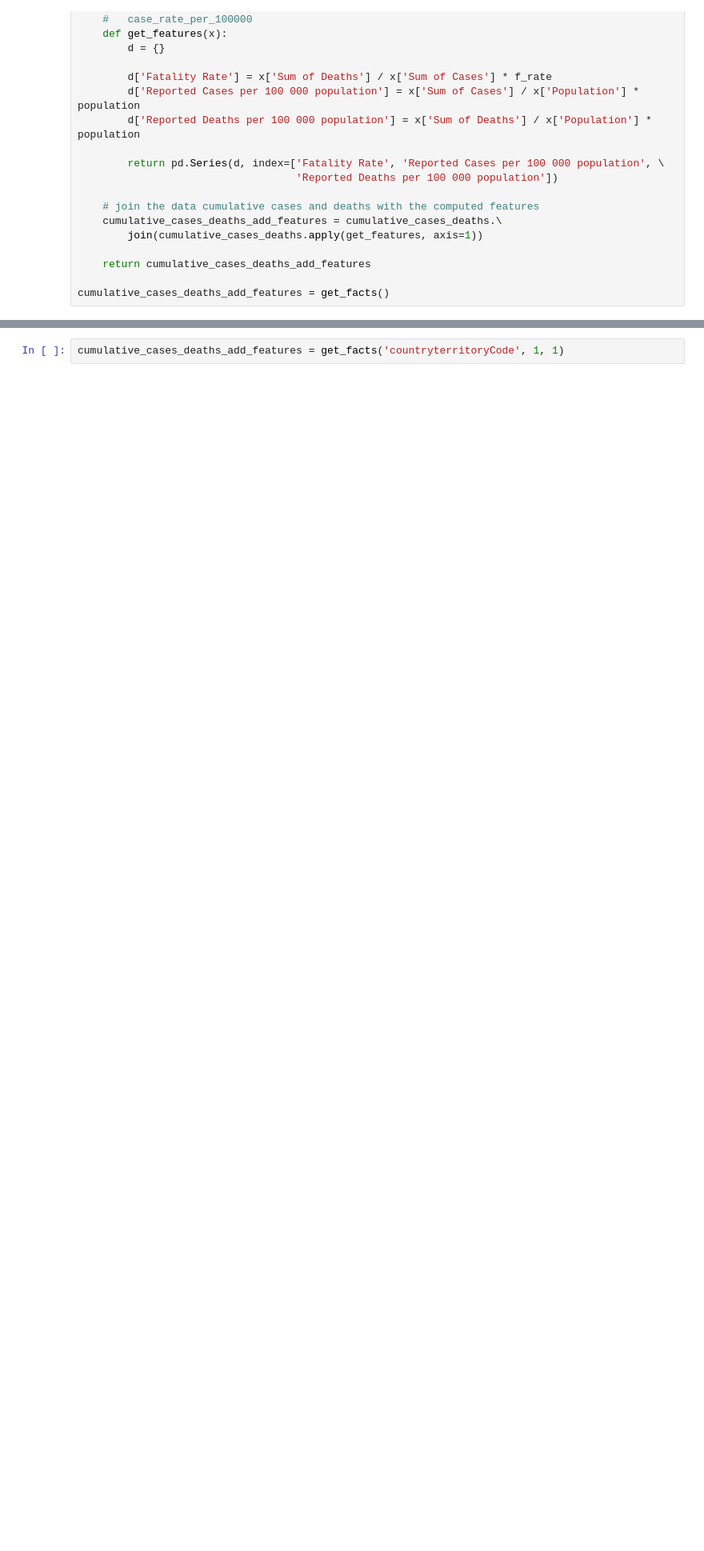
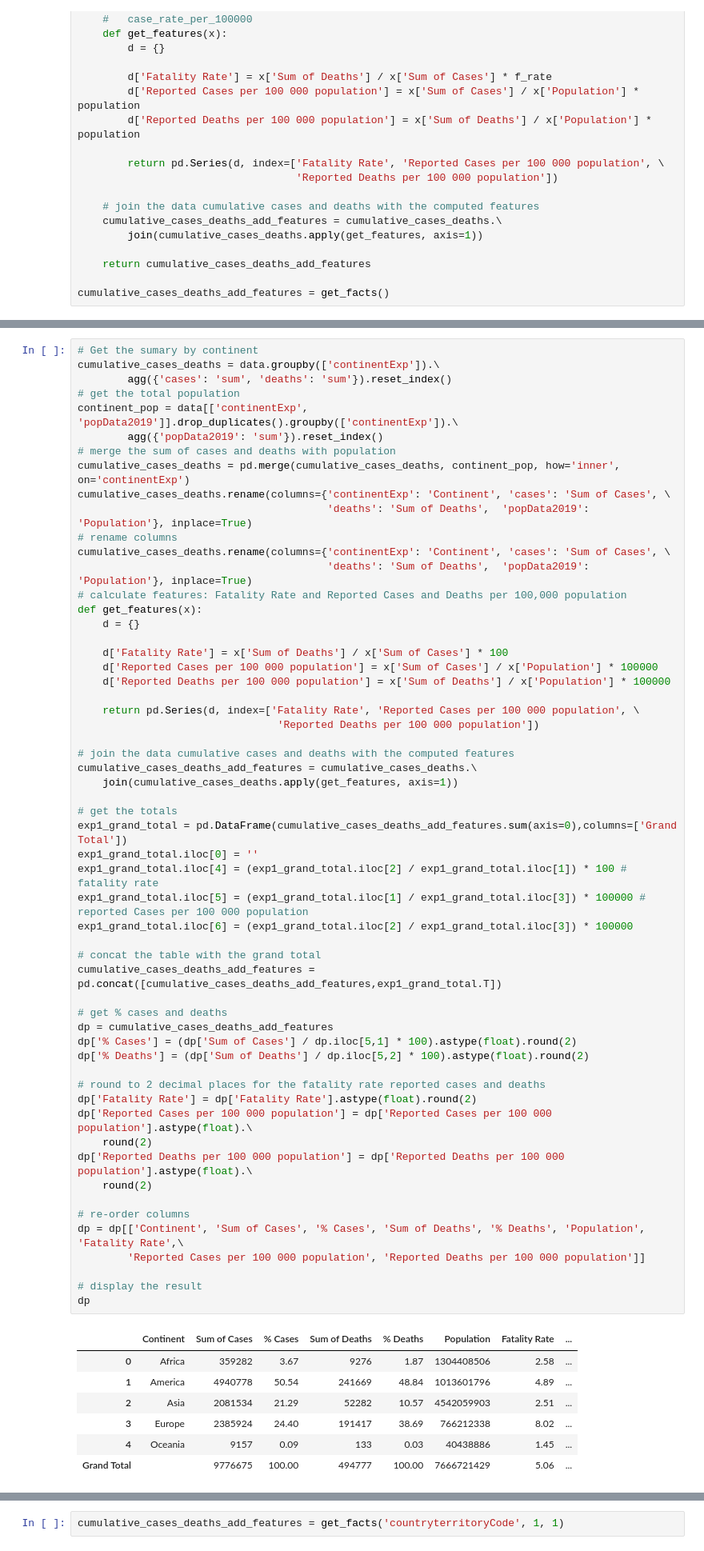
Before and after one commit to chrisfesta/NWU_MSDS422, a Jupyter notebook: Assignments/Assignment 1/Festa_Assignment_1.ipynb, the cells around one changed output, grey strips where cells are left out. Shown at 80% size. Drawn from its saved outputs; the diff is of its cells as text; blank space fills up the shorter version.

```diff
--- a/Assignments/Assignment 1/Festa_Assignment_1.ipynb
+++ b/Assignments/Assignment 1/Festa_Assignment_1.ipynb
@@ -273 +317,66 @@ As of 24 Jun 2020, 49,537 deaths have been reported in Asia: India (14476), Iran
 ... (8 outputs left out)
+# %%
+# Get the sumary by continent
+cumulative_cases_deaths = data.groupby(['continentExp']).\
+        agg({'cases': 'sum', 'deaths': 'sum'}).reset_index()
+# get the total population
+continent_pop = data[['continentExp', 'popData2019']].drop_duplicates().groupby(['continentExp']).\
+        agg({'popData2019': 'sum'}).reset_index()
+# merge the sum of cases and deaths with population
+cumulative_cases_deaths = pd.merge(cumulative_cases_deaths, continent_pop, how='inner', on='continentExp')
+cumulative_cases_deaths.rename(columns={'continentExp': 'Continent', 'cases': 'Sum of Cases', \
+                                        'deaths': 'Sum of Deaths',  'popData2019': 'Population'}, inplace=True)
+# rename columns
+cumulative_cases_deaths.rename(columns={'continentExp': 'Continent', 'cases': 'Sum of Cases', \
+                                        'deaths': 'Sum of Deaths',  'popData2019': 'Population'}, inplace=True)
+# calculate features: Fatality Rate and Reported Cases and Deaths per 100,000 population
+def get_features(x):
+    d = {}
+
+    d['Fatality Rate'] = x['Sum of Deaths'] / x['Sum of Cases'] * 100
+    d['Reported Cases per 100 000 population'] = x['Sum of Cases'] / x['Population'] * 100000
+    d['Reported Deaths per 100 000 population'] = x['Sum of Deaths'] / x['Population'] * 100000
+
+    return pd.Series(d, index=['Fatality Rate', 'Reported Cases per 100 000 population', \
+                                'Reported Deaths per 100 000 population'])
+
+# join the data cumulative cases and deaths with the computed features
+cumulative_cases_deaths_add_features = cumulative_cases_deaths.\
+    join(cumulative_cases_deaths.apply(get_features, axis=1))
+
+# get the totals
+exp1_grand_total = pd.DataFrame(cumulative_cases_deaths_add_features.sum(axis=0),columns=['Grand Total'])
+exp1_grand_total.iloc[0] = ''
+exp1_grand_total.iloc[4] = (exp1_grand_total.iloc[2] / exp1_grand_total.iloc[1]) * 100 # fatality rate
+exp1_grand_total.iloc[5] = (exp1_grand_total.iloc[1] / exp1_grand_total.iloc[3]) * 100000 # reported Cases per 100 000 population
+exp1_grand_total.iloc[6] = (exp1_grand_total.iloc[2] / exp1_grand_total.iloc[3]) * 100000
+
+# concat the table with the grand total
+cumulative_cases_deaths_add_features = pd.concat([cumulative_cases_deaths_add_features,exp1_grand_total.T])
+
+# get % cases and deaths
+dp = cumulative_cases_deaths_add_features
+dp['% Cases'] = (dp['Sum of Cases'] / dp.iloc[5,1] * 100).astype(float).round(2)
+dp['% Deaths'] = (dp['Sum of Deaths'] / dp.iloc[5,2] * 100).astype(float).round(2)
+
+# round to 2 decimal places for the fatality rate reported cases and deaths
+dp['Fatality Rate'] = dp['Fatality Rate'].astype(float).round(2)
+dp['Reported Cases per 100 000 population'] = dp['Reported Cases per 100 000 population'].astype(float).\
+    round(2)
+dp['Reported Deaths per 100 000 population'] = dp['Reported Deaths per 100 000 population'].astype(float).\
+    round(2)
+
+# re-order columns
+dp = dp[['Continent', 'Sum of Cases', '% Cases', 'Sum of Deaths', '% Deaths', 'Population', 'Fatality Rate',\
+        'Reported Cases per 100 000 population', 'Reported Deaths per 100 000 population']]
+
+# display the result
+dp
+# %% [output]
+|  | Continent | Sum of Cases | % Cases | Sum of Deaths | % Deaths | Population | Fatality Rate | ... |
+| 0 | Africa | 359282 | 3.67 | 9276 | 1.87 | 1304408506 | 2.58 | ... |
+| 1 | America | 4940778 | 50.54 | 241669 | 48.84 | 1013601796 | 4.89 | ... |
+| 2 | Asia | 2081534 | 21.29 | 52282 | 10.57 | 4542059903 | 2.51 | ... |
+| 3 | Europe | 2385924 | 24.40 | 191417 | 38.69 | 766212338 | 8.02 | ... |
+| 4 | Oceania | 9157 | 0.09 | 133 | 0.03 | 40438886 | 1.45 | ... |
+| Grand Total |  | 9776675 | 100.00 | 494777 | 100.00 | 7666721429 | 5.06 | ... |
```
Also changed, not shown: parts of 36 cells of this notebook.
